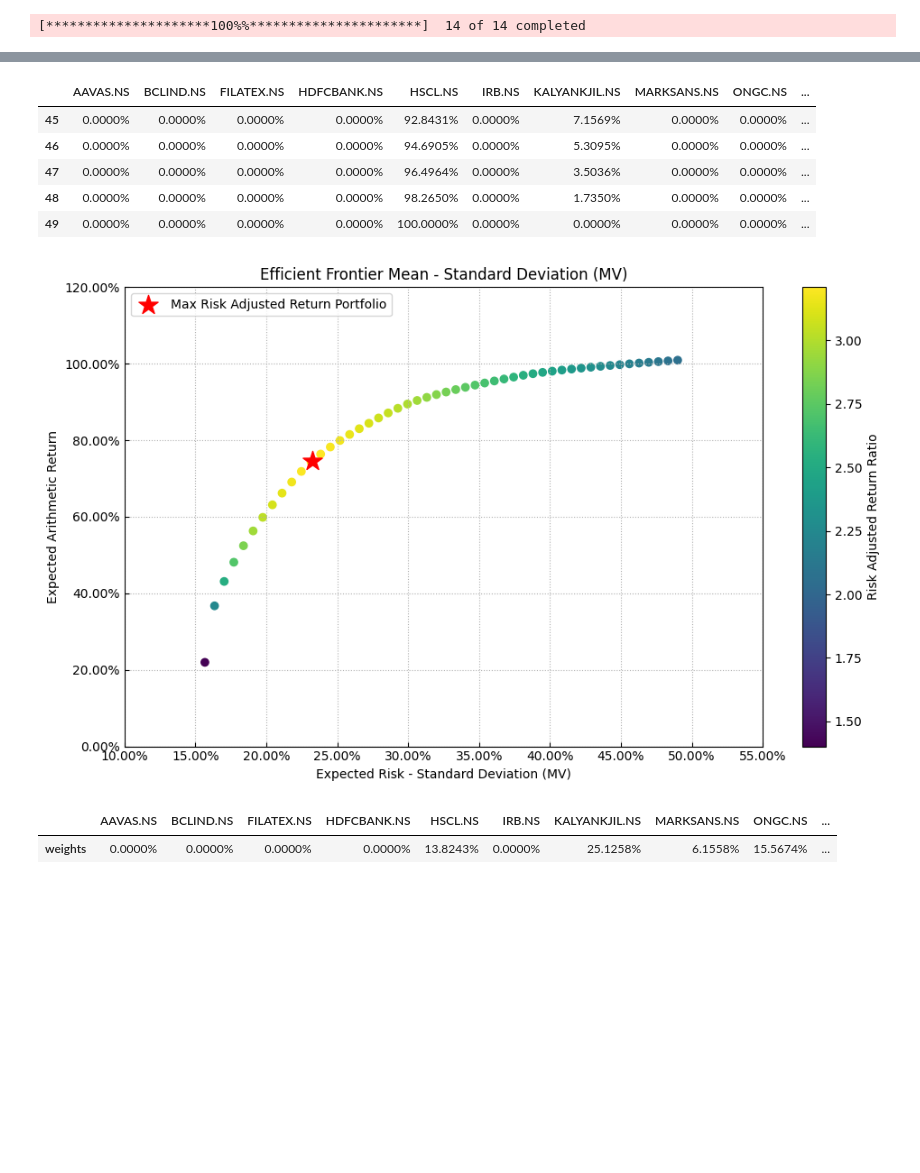
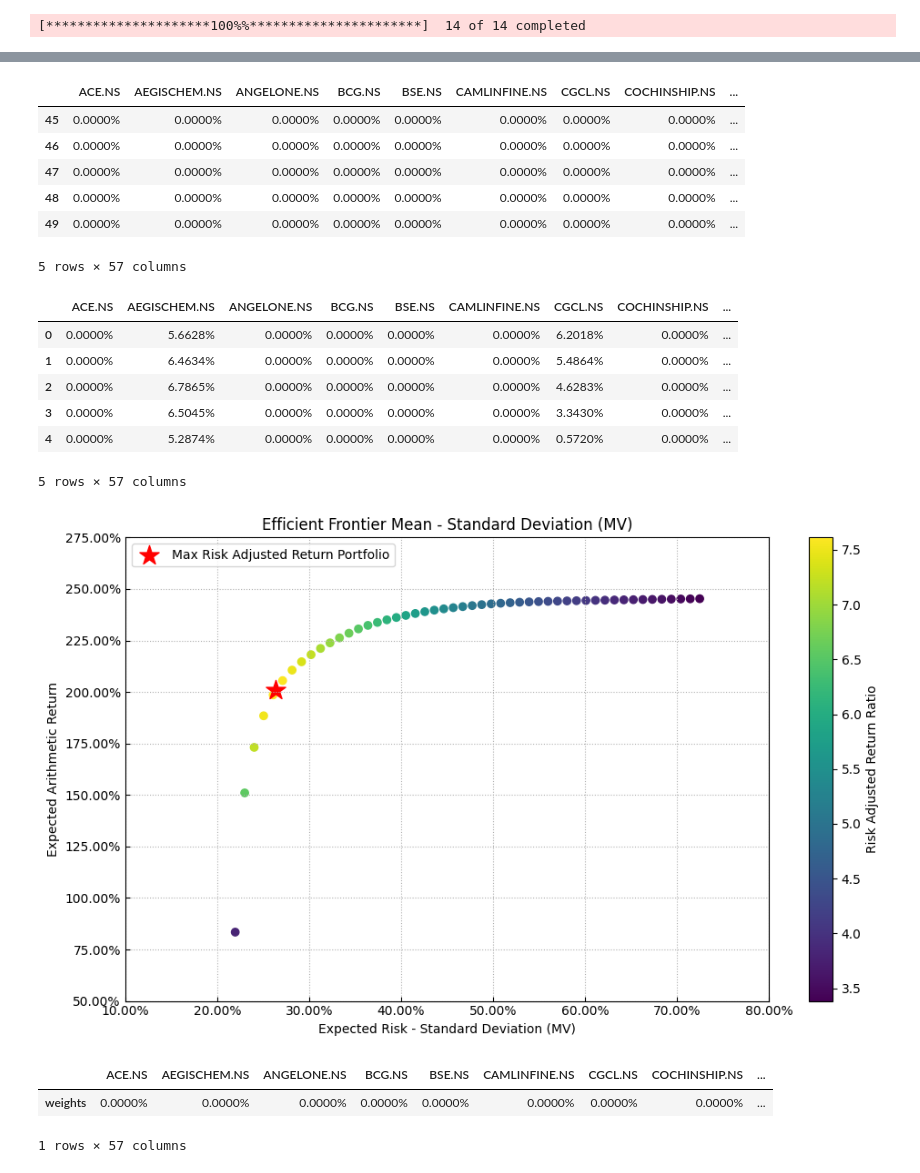
Before and after one commit to Tikam02/TechnicalAnalysis, a Jupyter notebook: Quant-tools/Entropic_Value_at_risk_polifolio_Riskfolio.ipynb, the cells around one changed output, grey strips where cells are left out. Cells and saved outputs as stored; diff of their text form; code cells hidden in the pictures; blank space fills up the shorter version.

Commit message:
Mean CVar and Efficient Frontier

```diff
--- a/Quant-tools/Entropic_Value_at_risk_polifolio_Riskfolio.ipynb
+++ b/Quant-tools/Entropic_Value_at_risk_polifolio_Riskfolio.ipynb
@@ -187,3 +187,25 @@ data = data.loc[:,('Adj Close', slice(None))]
 data.columns = assets
 # %% [output]
 [*********************100%%**********************]  14 of 14 completed
+# %%
+import numpy as np
+import pandas as pd
+import yfinance as yf
+import warnings
+
+warnings.filterwarnings("ignore")
+pd.options.display.float_format = '{:.4%}'.format
+
+# Date range
+start = '2022-01-01'
+end = '2024-04-22'
+
+# Read assets from CSV file
+assets_df = pd.read_csv('../Price_Action/bison/Data/Plain_ADR_niftytotal750.csv')
+assets = assets_df['Symbol'].tolist()
+assets.sort()
+
+# Downloading data
+data = yf.download(assets, start=start, end=end)
+data = data.loc[:, ('Adj Close', slice(None))]
+data.columns = assets
@@ -243,23 +298,38 @@ frontier = port.efficient_frontier(model=model, rm=rm, points=points, rf=rf, his
 
 display(frontier.T.tail())
 # %% [output]
-|  | AAVAS.NS | BCLIND.NS | FILATEX.NS | HDFCBANK.NS | HSCL.NS | IRB.NS | KALYANKJIL.NS | MARKSANS.NS | ONGC.NS | ... |
-| 45 | 0.0000% | 0.0000% | 0.0000% | 0.0000% | 92.8431% | 0.0000% | 7.1569% | 0.0000% | 0.0000% | ... |
-| 46 | 0.0000% | 0.0000% | 0.0000% | 0.0000% | 94.6905% | 0.0000% | 5.3095% | 0.0000% | 0.0000% | ... |
-| 47 | 0.0000% | 0.0000% | 0.0000% | 0.0000% | 96.4964% | 0.0000% | 3.5036% | 0.0000% | 0.0000% | ... |
-| 48 | 0.0000% | 0.0000% | 0.0000% | 0.0000% | 98.2650% | 0.0000% | 1.7350% | 0.0000% | 0.0000% | ... |
-| 49 | 0.0000% | 0.0000% | 0.0000% | 0.0000% | 100.0000% | 0.0000% | 0.0000% | 0.0000% | 0.0000% | ... |
+|  | ACE.NS | AEGISCHEM.NS | ANGELONE.NS | BCG.NS | BSE.NS | CAMLINFINE.NS | CGCL.NS | COCHINSHIP.NS | ... |
+| 45 | 0.0000% | 0.0000% | 0.0000% | 0.0000% | 0.0000% | 0.0000% | 0.0000% | 0.0000% | ... |
+| 46 | 0.0000% | 0.0000% | 0.0000% | 0.0000% | 0.0000% | 0.0000% | 0.0000% | 0.0000% | ... |
+| 47 | 0.0000% | 0.0000% | 0.0000% | 0.0000% | 0.0000% | 0.0000% | 0.0000% | 0.0000% | ... |
+| 48 | 0.0000% | 0.0000% | 0.0000% | 0.0000% | 0.0000% | 0.0000% | 0.0000% | 0.0000% | ... |
+| 49 | 0.0000% | 0.0000% | 0.0000% | 0.0000% | 0.0000% | 0.0000% | 0.0000% | 0.0000% | ... |
+5 rows × 57 columns
 # %%
+points = 50 # Number of points of the frontier
+
+frontier = port.efficient_frontier(model=model, rm=rm, points=points, rf=rf, hist=hist)
+
+display(frontier.T.head())
+
 label = 'Max Risk Adjusted Return Portfolio' # Title of point
 mu = port.mu # Expected returns
 cov = port.cov # Covariance matrix
+
 returns = port.returns # Returns of the assets
 
 ax = rp.plot_frontier(w_frontier=frontier, mu=mu, cov=cov, returns=returns, rm=rm,
                       rf=rf, alpha=0.05, cmap='viridis', w=w, label=label,
                       marker='*', s=16, c='r', height=6, width=10, ax=None)
 # %% [output]
+|  | ACE.NS | AEGISCHEM.NS | ANGELONE.NS | BCG.NS | BSE.NS | CAMLINFINE.NS | CGCL.NS | COCHINSHIP.NS | ... |
+| 0 | 0.0000% | 5.6628% | 0.0000% | 0.0000% | 0.0000% | 0.0000% | 6.2018% | 0.0000% | ... |
+| 1 | 0.0000% | 6.4634% | 0.0000% | 0.0000% | 0.0000% | 0.0000% | 5.4864% | 0.0000% | ... |
+| 2 | 0.0000% | 6.7865% | 0.0000% | 0.0000% | 0.0000% | 0.0000% | 4.6283% | 0.0000% | ... |
+| 3 | 0.0000% | 6.5045% | 0.0000% | 0.0000% | 0.0000% | 0.0000% | 3.3430% | 0.0000% | ... |
+| 4 | 0.0000% | 5.2874% | 0.0000% | 0.0000% | 0.0000% | 0.0000% | 0.5720% | 0.0000% | ... |
+5 rows × 57 columns
-[figure, old version]
+[figure, new version]
 # %%
 rm = 'CVaR' # Risk measure
 
@@ -267,8 +337,9 @@ w = port.optimization(model=model, rm=rm, obj=obj, rf=rf, l=l, hist=hist)
 
 display(w.T)
 # %% [output]
-|  | AAVAS.NS | BCLIND.NS | FILATEX.NS | HDFCBANK.NS | HSCL.NS | IRB.NS | KALYANKJIL.NS | MARKSANS.NS | ONGC.NS | ... |
-| weights | 0.0000% | 0.0000% | 0.0000% | 0.0000% | 13.8243% | 0.0000% | 25.1258% | 6.1558% | 15.5674% | ... |
+|  | ACE.NS | AEGISCHEM.NS | ANGELONE.NS | BCG.NS | BSE.NS | CAMLINFINE.NS | CGCL.NS | COCHINSHIP.NS | ... |
+| weights | 0.0000% | 0.0000% | 0.0000% | 0.0000% | 0.0000% | 0.0000% | 0.0000% | 0.0000% | ... |
+1 rows × 57 columns
 # %%
 ax = rp.plot_pie(w=w, title='Sharpe Mean CVaR', others=0.05, nrow=25, cmap = "tab20",
                  height=6, width=10, ax=None)
```
Also changed, not shown: parts of 7 cells of this notebook, 15 other files.
